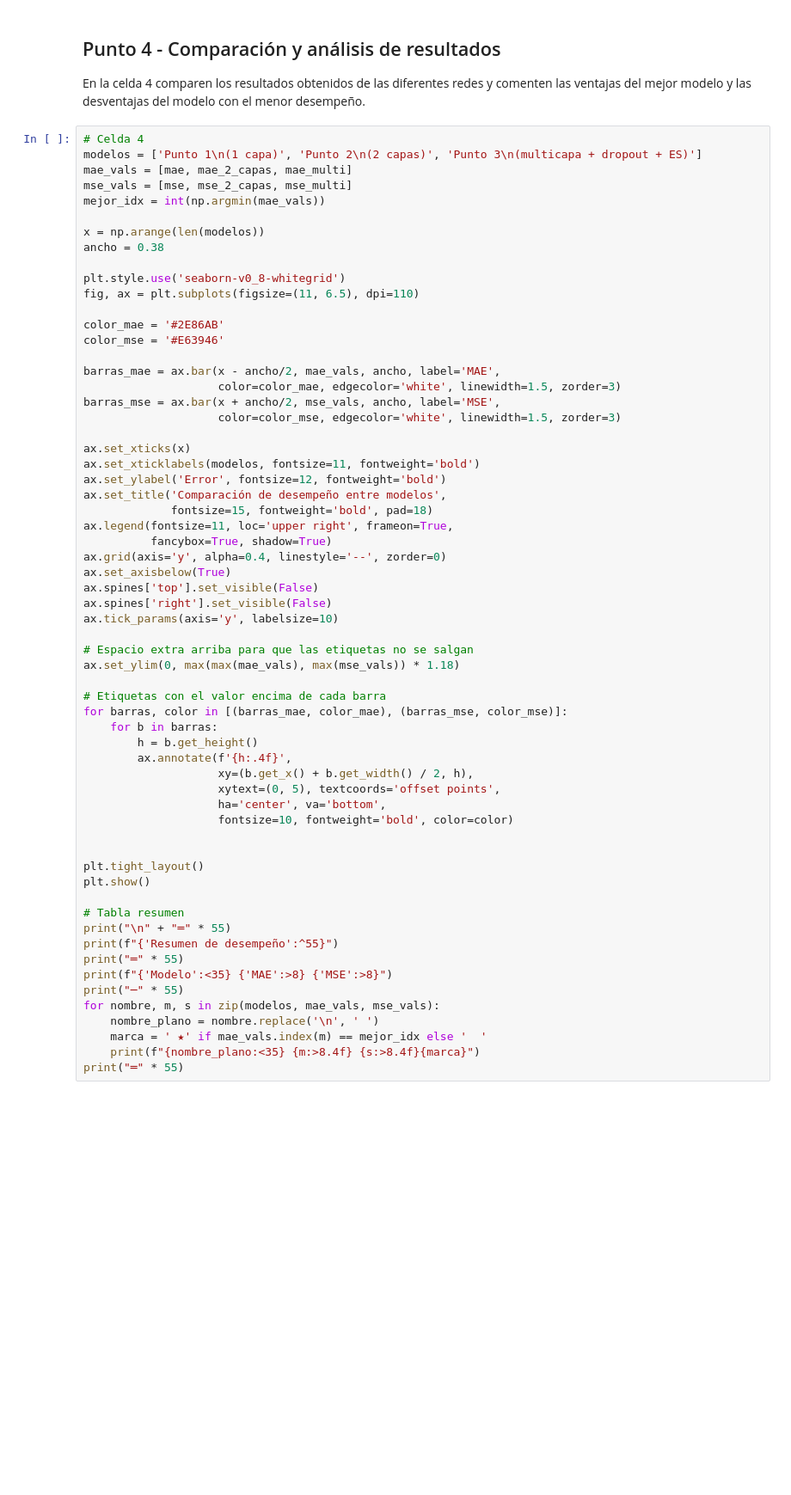
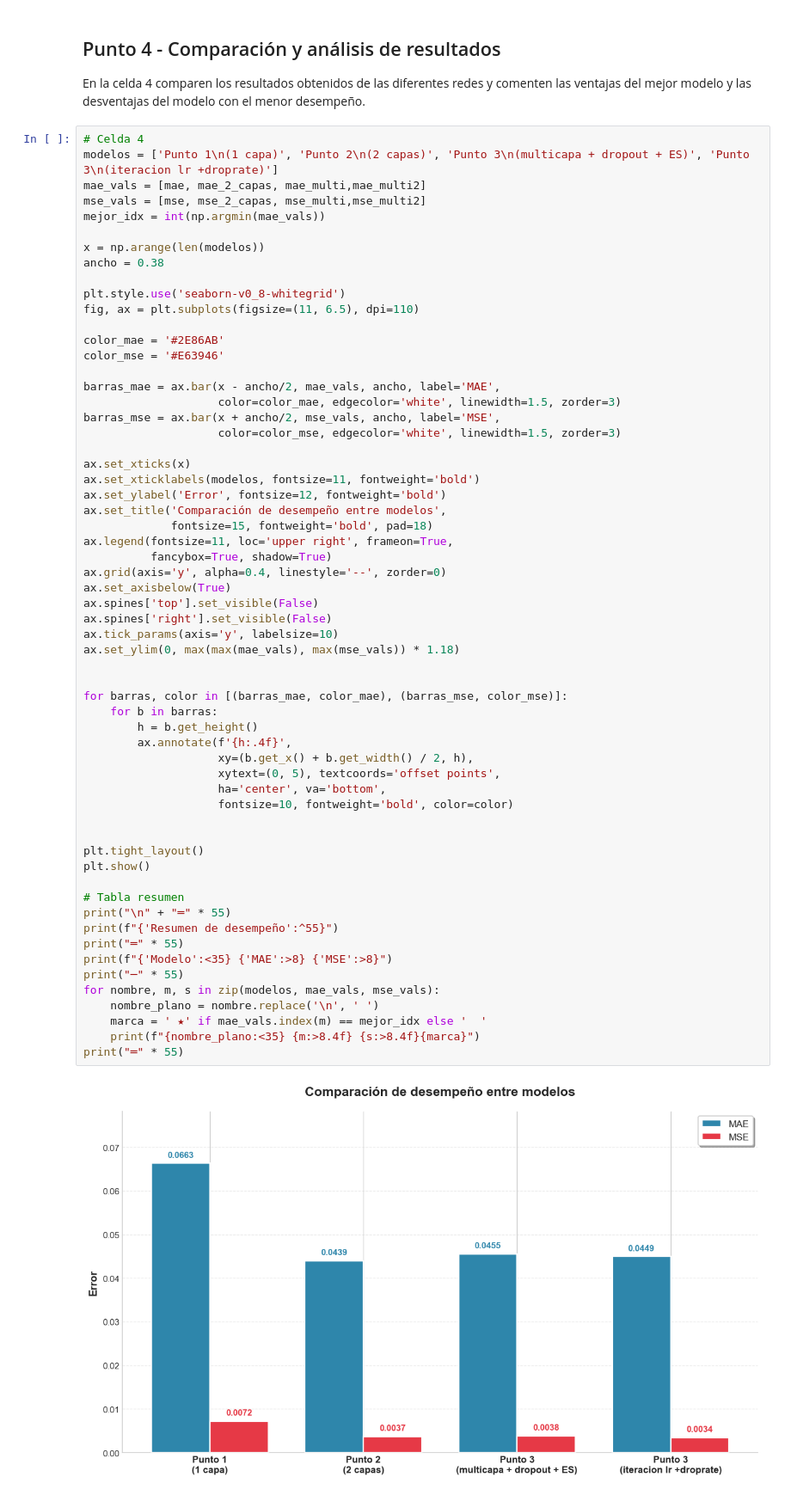
Before and after one commit to JohanManjarresMIAD/JohanManjarresMIAD-JohanManjarresMIAD-MIAD_ML_NLP_2026-Grupo_26, a Jupyter notebook: Semana 6/S6TC1-Redes_Neuronales_V2.ipynb, the cells around one changed output. Shown at 86% size. Cells and saved outputs as stored; diff of their text form; blank space fills up the shorter version.

```diff
--- a/Semana 6/S6TC1-Redes_Neuronales_V2.ipynb
+++ b/Semana 6/S6TC1-Redes_Neuronales_V2.ipynb
@@ -248,9 +339,9 @@ Error Cuadrático Medio (MSE): 0.0036
 En la celda 4 comparen los resultados obtenidos de las diferentes redes y comenten las ventajas del mejor modelo y las desventajas del modelo con el menor desempeño.
 # %%
 # Celda 4
-modelos = ['Punto 1\n(1 capa)', 'Punto 2\n(2 capas)', 'Punto 3\n(multicapa + dropout + ES)']
-mae_vals = [mae, mae_2_capas, mae_multi]
-mse_vals = [mse, mse_2_capas, mse_multi]
+modelos = ['Punto 1\n(1 capa)', 'Punto 2\n(2 capas)', 'Punto 3\n(multicapa + dropout + ES)', 'Punto 3\n(iteracion lr +droprate)']
+mae_vals = [mae, mae_2_capas, mae_multi,mae_multi2]
+mse_vals = [mse, mse_2_capas, mse_multi,mse_multi2]
 mejor_idx = int(np.argmin(mae_vals))
 
 x = np.arange(len(modelos))
@@ -278,33 +369,33 @@ ax.grid(axis='y', alpha=0.4, linestyle='--', zorder=0)
 ax.set_axisbelow(True)
 ax.spines['top'].set_visible(False)
 ax.spines['right'].set_visible(False)
 ax.tick_params(axis='y', labelsize=10)
-
-# Espacio extra arriba para que las etiquetas no se salgan
 ax.set_ylim(0, max(max(mae_vals), max(mse_vals)) * 1.18)
 
-# Etiquetas con el valor encima de cada barra
+
 for barras, color in [(barras_mae, color_mae), (barras_mse, color_mse)]:
     for b in barras:
         h = b.get_height()
         ax.annotate(f'{h:.4f}',
                     xy=(b.get_x() + b.get_width() / 2, h),
                     xytext=(0, 5), textcoords='offset points',
                     ha='center', va='bottom',
                     fontsize=10, fontweight='bold', color=color)
 
 
 plt.tight_layout()
 plt.show()
 
 # Tabla resumen
 print("\n" + "═" * 55)
 print(f"{'Resumen de desempeño':^55}")
 print("═" * 55)
 print(f"{'Modelo':<35} {'MAE':>8} {'MSE':>8}")
 print("─" * 55)
 for nombre, m, s in zip(modelos, mae_vals, mse_vals):
     nombre_plano = nombre.replace('\n', ' ')
     marca = ' ★' if mae_vals.index(m) == mejor_idx else '  '
     print(f"{nombre_plano:<35} {m:>8.4f} {s:>8.4f}{marca}")
 print("═" * 55)
+# %% [output]
+[figure, added]
```
Also changed, not shown: parts of 7 cells of this notebook.
